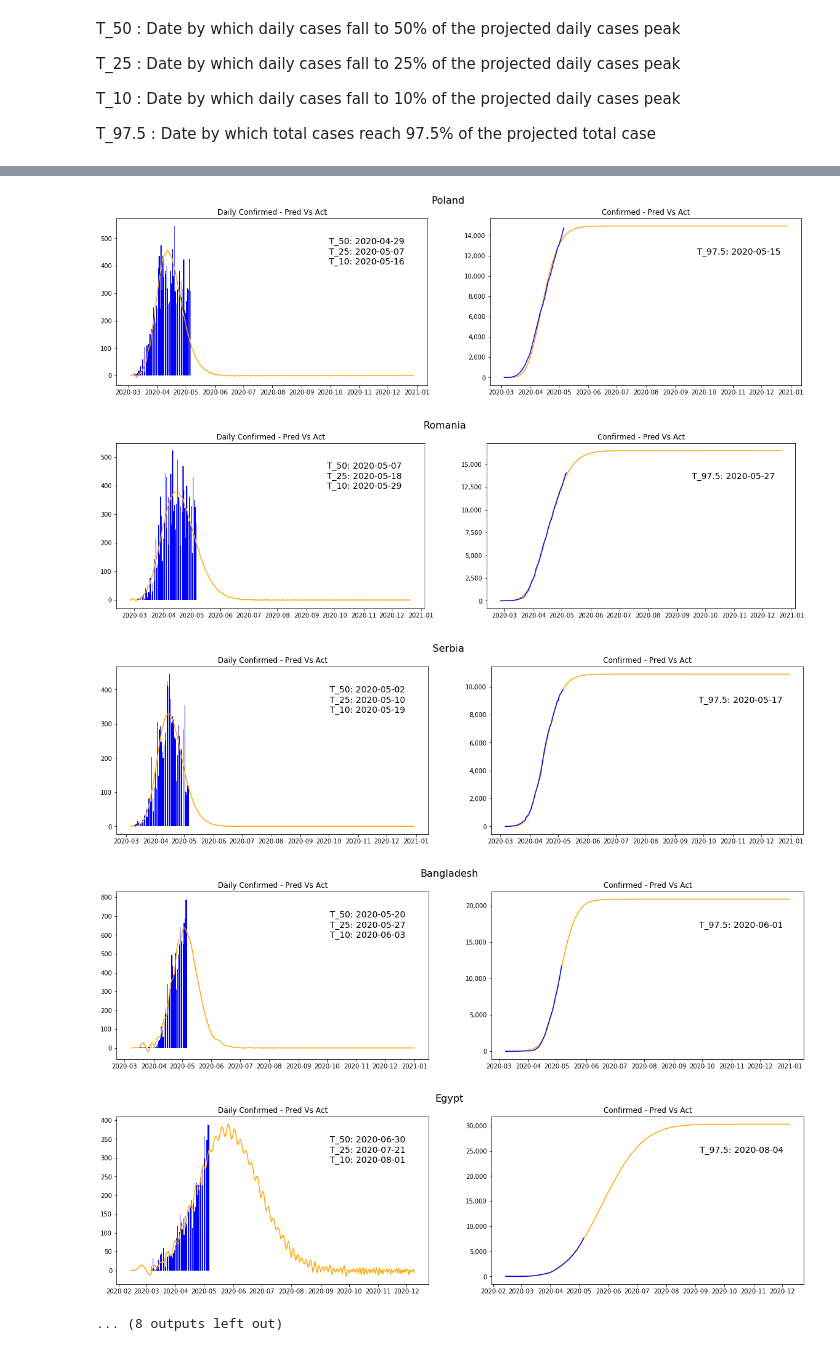
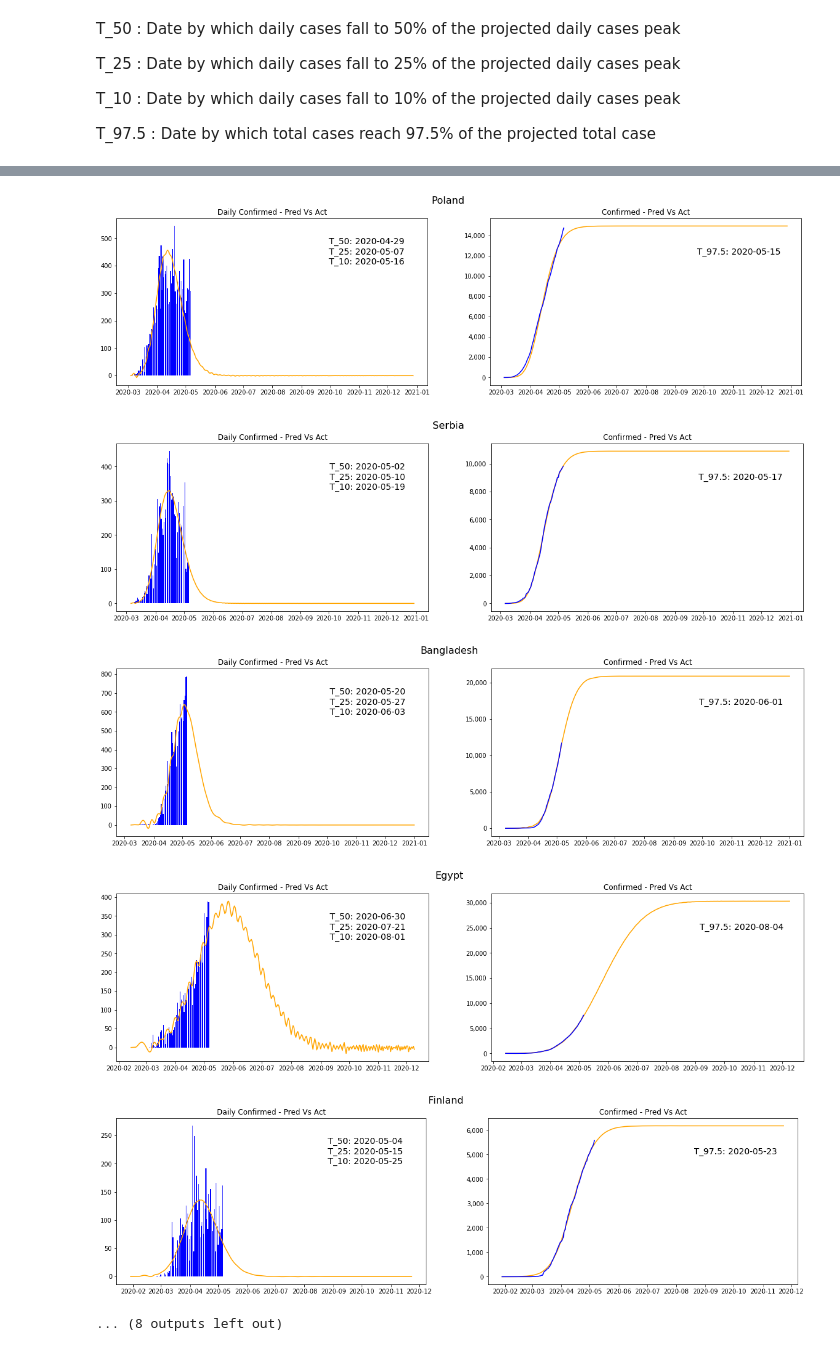
Before and after one commit to juntkd/Covid19, a Jupyter notebook: Covid19_SEIR_Model_All_Countries_OP_Only.ipynb, the cells around one changed output, grey strips where cells are left out. Cells and saved outputs as stored; diff of their text form; code cells hidden in the pictures.

```diff
--- a/Covid19_SEIR_Model_All_Countries_OP_Only.ipynb
+++ b/Covid19_SEIR_Model_All_Countries_OP_Only.ipynb
@@ -88,9 +88,9 @@ def time_varying_T2(t,t_inf_0,t_inf_1):
     return t_inf_0*math.exp(exponent)
 # %%
 country_list = ['Italy','Russia','Turkey','Iran','Saudi Arabia','Pakistan','United Arab Emirates',
-'Poland','Romania','Serbia','Bangladesh','Egypt','Finland','Kuwait','Kazakhstan','India',
-'Bahrain','Hungary','Thailand','Oman','Armenia','Iraq','Uzbekistan','Croatia','Sri Lanka','Jordan',
-'Azerbaijan','Bosnia and Herzegovina','Bulgaria','Afghanistan','North Macedonia','Slovenia','Slovakia','Djibouti',
+'Poland','Serbia','Bangladesh','Egypt','Finland','Kuwait','Kazakhstan',
+'Bahrain','Hungary','Thailand','Oman','Armenia','Iraq','Uzbekistan','Croatia','Romania','Sri Lanka','Jordan',
+'Azerbaijan','Bosnia and Herzegovina','Bulgaria','Afghanistan','India','North Macedonia','Slovenia','Slovakia','Djibouti',
 'Kyrgyzstan','Lebanon','Sudan','Tanzania','Kenya','Montenegro','Ukraine',
 'Uganda','South Sudan','Syria','Yemen','Czech','Nepal']
 
@@ -180,8 +180,9 @@ for country in country_list[:20]:
 
 
 
-    max_daily = max([max(Final_Full_Df.Pred_Daily_Cases),max(Final_Full_Df.Daily_Confirmed)])
+    #max_daily = max([max(Final_Full_Df.Pred_Daily_Cases),max(Final_Full_Df.Daily_Confirmed)])
     max_daily_pred = max(Final_Full_Df.Pred_Daily_Cases)
+    snap_date = max(df_final.Date)
     Peak_day = Final_Full_Df.Pred_Daily_Cases.idxmax()
     Daily_50_Pc_max_date = min(Final_Full_Df[(Final_Full_Df.Pred_Daily_Cases<0.5*max_daily_pred)&(Final_Full_Df.Day>=Peak_day)].New_date)
     Daily_25_Pc_max_date = min(Final_Full_Df[(Final_Full_Df.Pred_Daily_Cases<0.25*max_daily_pred)&(Final_Full_Df.Day>=Peak_day)].New_date)
@@ -215,5 +216,10 @@ for country in country_list[:20]:
 
 
     plt.suptitle(country, fontsize=16)
+    lst_dict =[]
+    vals = [country, snap_date, Daily_50_Pc_max_date,Daily_25_Pc_max_date,Daily_10_Pc_max_date,approx_end_date]
+    lst_dict.append(dict(zip(column_names, vals)))
+    Df_End_Dates = Df_End_Dates.append(lst_dict)
+output_csv = Df_End_Dates.to_csv (r'C:\Covid19_SEIR\Dates_0.csv', header=True)
 # %% [output]
 [figure]
@@ -222,12 +228,12 @@ for country in country_list[:20]:
 [figure]
 [figure]
 [figure]
 [figure]
 [figure]
-[figure, old version]
+[figure, new version]
-[figure, old version]
+[figure, new version]
-[figure, old version]
+[figure, new version]
-[figure, old version]
+[figure, new version]
 ... (8 outputs left out)
 # %%
 spread = pd.DataFrame({"Confirmed":sol2.y[2][:200]*N+sol2.y[3][:200]*N,"Daily Cases":sol2.y[1][:200]*N/5.5})
```
Also changed, not shown: parts of 1 cell of this notebook.
